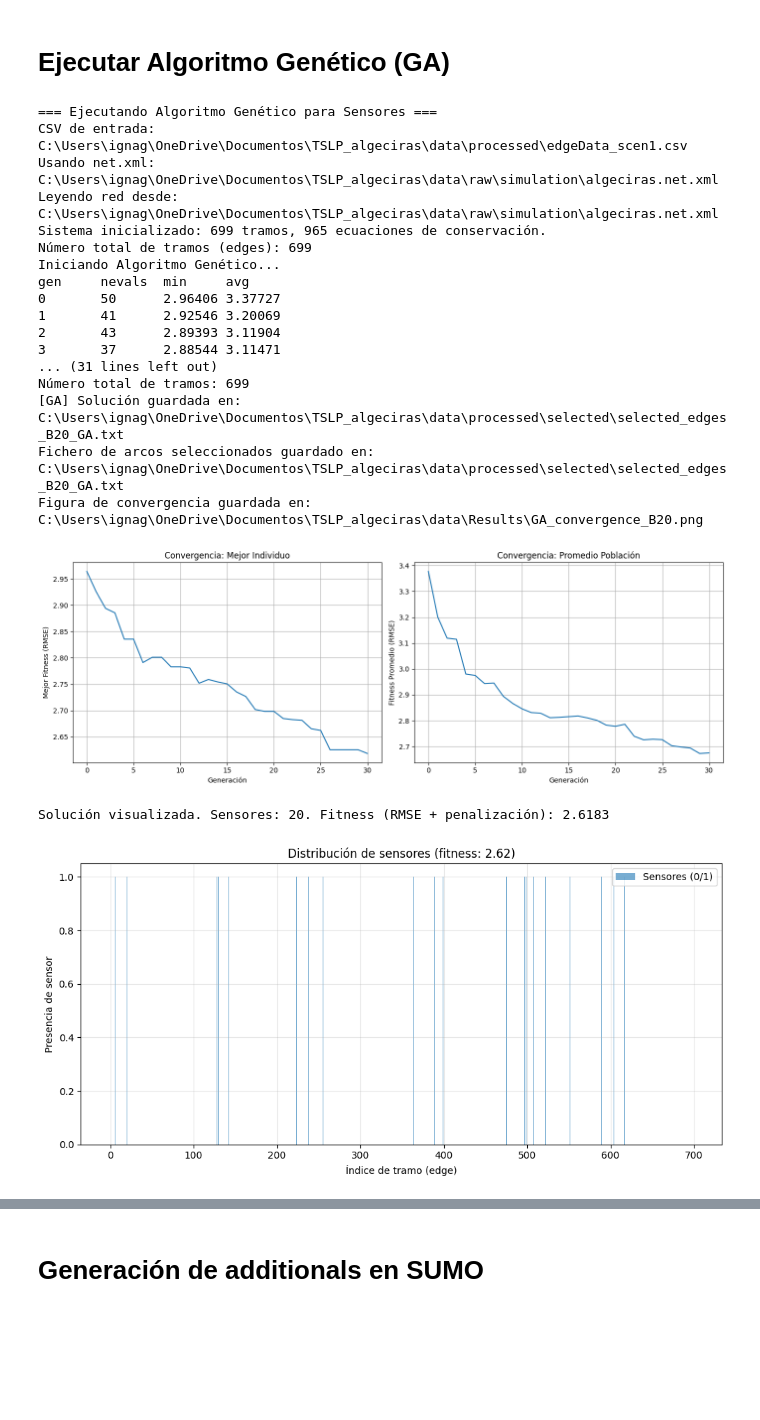
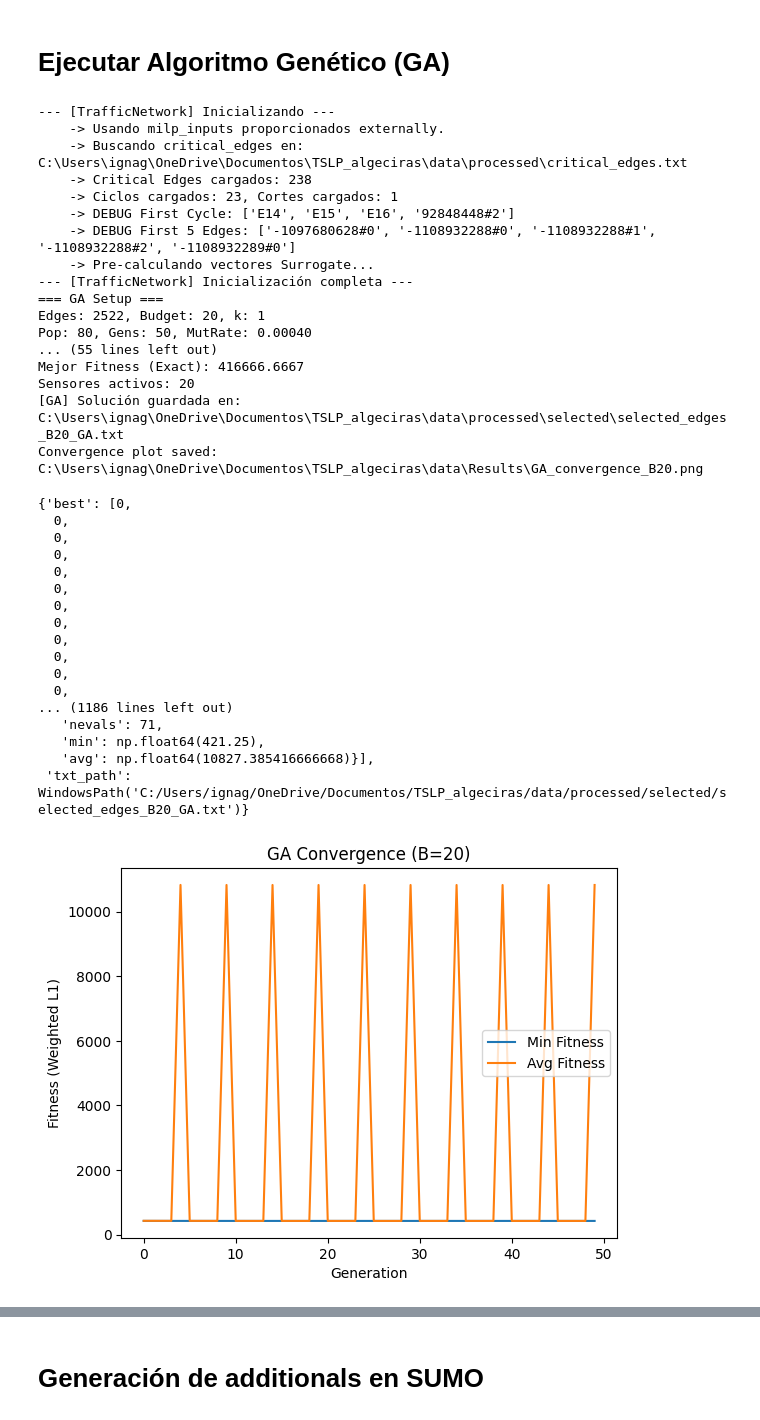
Before and after one commit to ignagp34/TSLP_Algeciras, a Jupyter notebook: notebooks/01_experimentos.ipynb, the cells around one changed output, grey strips where cells are left out. Cells and saved outputs as stored; diff of their text form; code cells hidden in the pictures; blank space fills up the shorter version.

Commit message:
feat: Add experiment notebook for MILP vs GA comparison, sensor configurations, and result plots.

```diff
--- a/notebooks/01_experimentos.ipynb
+++ b/notebooks/01_experimentos.ipynb
@@ -155,32 +155,47 @@ Selection file saved to: C:\Users\ignag\OneDrive\Documentos\TSLP_algeciras\data\
 # %%
 from scripts.run_ga import run_ga_experiment
 
 ga_result = run_ga_experiment(
-    csv_path=DATA_PROCESSED / "edgeData_scen1.csv",
-    population_size=50,
-    max_generations=30,
+    milp_inputs=milp_inputs,
+    population_size=80,
+    max_generations=50,
     sensor_budget=20,
-    net_xml_path=PROJECT_ROOT / "data" / "raw" / "simulation" / "algeciras.net.xml",
 )
+
 ga_result
 # %% [output]
-=== Ejecutando Algoritmo Genético para Sensores ===
-CSV de entrada: C:\Users\ignag\OneDrive\Documentos\TSLP_algeciras\data\processed\edgeData_scen1.csv
-Usando net.xml: C:\Users\ignag\OneDrive\Documentos\TSLP_algeciras\data\raw\simulation\algeciras.net.xml
-Leyendo red desde: C:\Users\ignag\OneDrive\Documentos\TSLP_algeciras\data\raw\simulation\algeciras.net.xml
-Sistema inicializado: 699 tramos, 965 ecuaciones de conservación.
-Número total de tramos (edges): 699
-Iniciando Algoritmo Genético...
-gen     nevals  min     avg
-0       50      2.96406 3.37727
-1       41      2.92546 3.20069
-2       43      2.89393 3.11904
-3       37      2.88544 3.11471
-... (31 lines left out)
-Número total de tramos: 699
+--- [TrafficNetwork] Inicializando ---
+    -> Usando milp_inputs proporcionados externally.
+    -> Buscando critical_edges en: C:\Users\ignag\OneDrive\Documentos\TSLP_algeciras\data\processed\critical_edges.txt
+    -> Critical Edges cargados: 238
+    -> Ciclos cargados: 23, Cortes cargados: 1
+    -> DEBUG First Cycle: ['E14', 'E15', 'E16', '92848448#2']
+    -> DEBUG First 5 Edges: ['-1097680628#0', '-1108932288#0', '-1108932288#1', '-1108932288#2', '-1108932289#0']
+    -> Pre-calculando vectores Surrogate...
+--- [TrafficNetwork] Inicialización completa ---
+=== GA Setup ===
+Edges: 2522, Budget: 20, k: 1
+Pop: 80, Gens: 50, MutRate: 0.00040
+... (55 lines left out)
+Mejor Fitness (Exact): 416666.6667
+Sensores activos: 20
 [GA] Solución guardada en: C:\Users\ignag\OneDrive\Documentos\TSLP_algeciras\data\processed\selected\selected_edges_B20_GA.txt
-Fichero de arcos seleccionados guardado en: C:\Users\ignag\OneDrive\Documentos\TSLP_algeciras\data\processed\selected\selected_edges_B20_GA.txt
-Figura de convergencia guardada en: C:\Users\ignag\OneDrive\Documentos\TSLP_algeciras\data\Results\GA_convergence_B20.png
+Convergence plot saved: C:\Users\ignag\OneDrive\Documentos\TSLP_algeciras\data\Results\GA_convergence_B20.png
+{'best': [0,
+  0,
+  0,
+  0,
+  0,
+  0,
+  0,
+  0,
+  0,
+  0,
+  0,
+  0,
+... (1186 lines left out)
+   'nevals': 71,
+   'min': np.float64(421.25),
+   'avg': np.float64(10827.385416666668)}],
+ 'txt_path': WindowsPath('C:/Users/ignag/OneDrive/Documentos/TSLP_algeciras/data/processed/selected/selected_edges_B20_GA.txt')}
-[figure, old version]
+[figure, new version]
-Solución visualizada. Sensores: 20. Fitness (RMSE + penalización): 2.6183
-[figure, removed]
```
Also changed, not shown: parts of 3 cells of this notebook, 39 other files.
